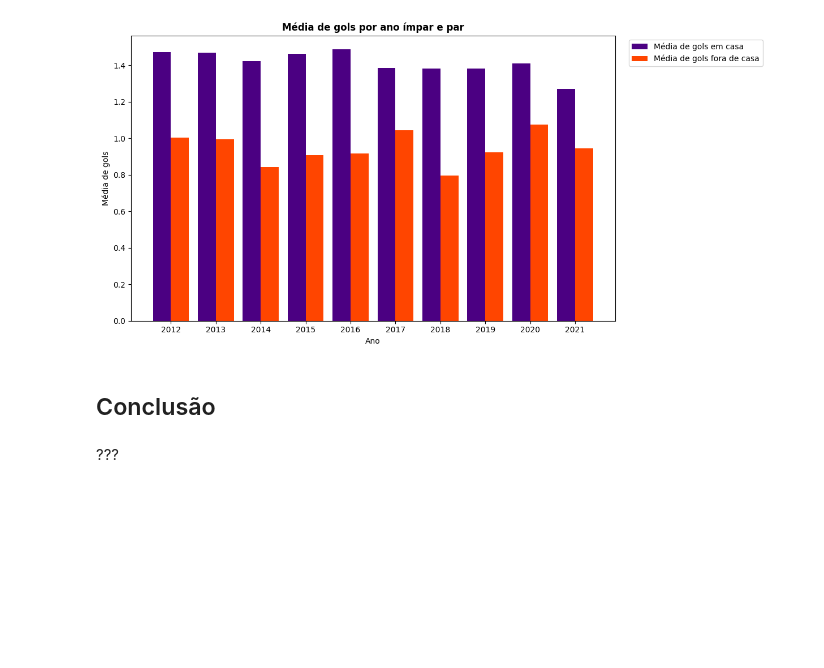
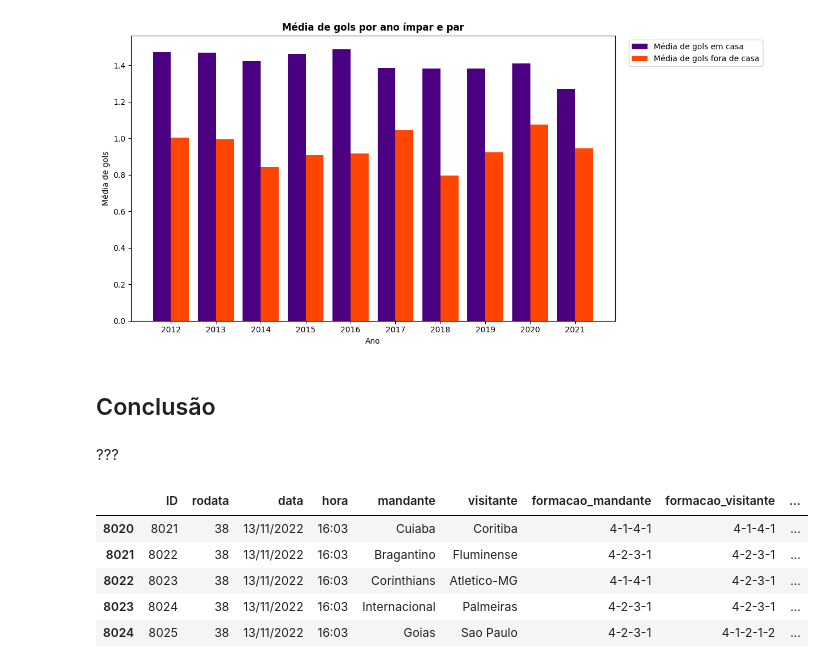
Before and after one commit to GabrielGrub/Trainee_FEA.dev, a Jupyter notebook: Projeto - Futebol Brasileiro/Projeto.ipynb, the cells around one changed output. Cells and saved outputs as stored; diff of their text form; code cells hidden in the pictures; blank space fills up the shorter version.

```diff
--- a/Projeto - Futebol Brasileiro/Projeto.ipynb
+++ b/Projeto - Futebol Brasileiro/Projeto.ipynb
@@ -44,6 +44,9 @@ import plotly.express as px
 brasileirao = pd.read_csv('brasileirao.csv')
 copa_do_brasil = pd.read_csv("copa_do_brasil.csv")
 libertadores = pd.read_csv("libertadores.csv")
+brasileirao_gols = pd.read_csv("campeonato-brasileiro-gols.csv")
+brasileirao_estatisticas = pd.read_csv("campeonato-brasileiro-estatisticas-full.csv")
+brasileirao_full = pd.read_csv("campeonato-brasileiro-full.csv")
 # %% [markdown]
 ### Descrição das bases de dados
 # %% [markdown]
@@ -683,3 +686,14 @@ plt.show()
 ## Conclusão
 # %% [markdown]
 ???
+# %%
+brasileirao_gols.head()
+brasileirao_estatisticas.tail()
+brasileirao_full.tail()
+# %% [output]
+|  | ID | rodata | data | hora | mandante | visitante | formacao_mandante | formacao_visitante | ... |
+| 8020 | 8021 | 38 | 13/11/2022 | 16:03 | Cuiaba | Coritiba | 4-1-4-1 | 4-1-4-1 | ... |
+| 8021 | 8022 | 38 | 13/11/2022 | 16:03 | Bragantino | Fluminense | 4-2-3-1 | 4-2-3-1 | ... |
+| 8022 | 8023 | 38 | 13/11/2022 | 16:03 | Corinthians | Atletico-MG | 4-1-4-1 | 4-2-3-1 | ... |
+| 8023 | 8024 | 38 | 13/11/2022 | 16:03 | Internacional | Palmeiras | 4-2-3-1 | 4-2-3-1 | ... |
+| 8024 | 8025 | 38 | 13/11/2022 | 16:03 | Goias | Sao Paulo | 4-2-3-1 | 4-1-2-1-2 | ... |
```
Also changed, not shown: 1 other file.
